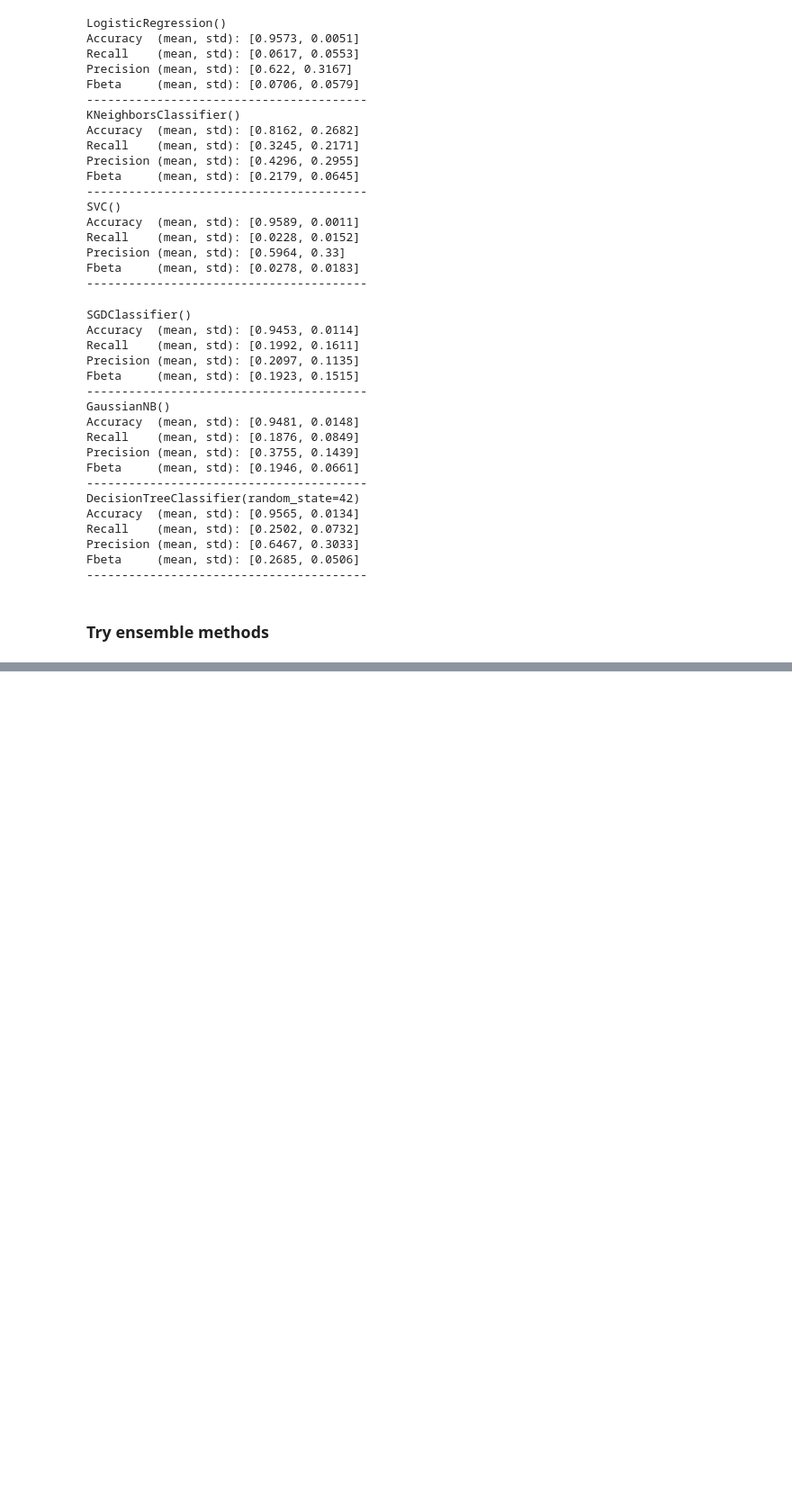
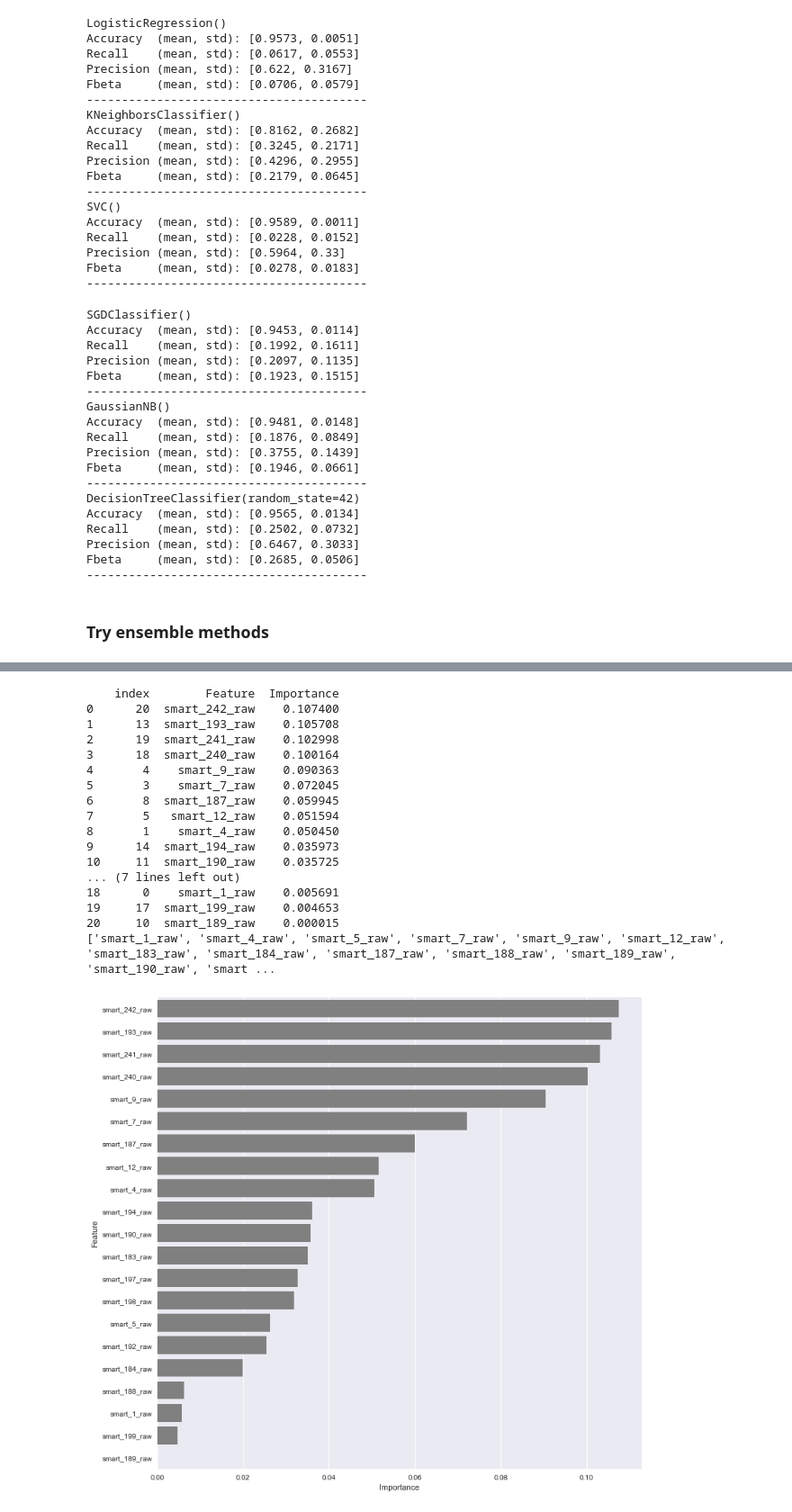
Before and after one commit to wcmphysics/DataScienceBootcamp-Capstone, a Jupyter notebook: notebooks/Andreas_modelling.ipynb, the cells around one changed output, grey strips where cells are left out. Shown at 90% size. Cells and saved outputs as stored; diff of their text form; code cells hidden in the pictures; blank space fills up the shorter version.

```diff
--- a/notebooks/Andreas_modelling.ipynb
+++ b/notebooks/Andreas_modelling.ipynb
@@ -427,0 +459,35 @@ sns.heatmap(cm, cmap="YlGnBu_r", annot=True, fmt=".0f")
+# %%
+# Extract importance of features
+importances = model.feature_importances_
+
+# Create importance data frame and attach feature labels
+model_importances = pd.DataFrame({"Feature": X_train.columns, "Importance": importances})
+
+# Sort by ascending order
+model_importances = model_importances.sort_values('Importance', ascending=False).reset_index().head(22)
+
+# Plot as barplot
+fig, ax = plt.subplots(figsize=(12,12), )
+sns.barplot(y="Feature", x="Importance", data=model_importances, color = "grey")
+
+print(model_importances)
+print(list(X_train.columns[X_train.columns.str.contains("raw")]))
+# %% [output]
+    index        Feature  Importance
+0      20  smart_242_raw    0.107400
+1      13  smart_193_raw    0.105708
+2      19  smart_241_raw    0.102998
+3      18  smart_240_raw    0.100164
+4       4    smart_9_raw    0.090363
+5       3    smart_7_raw    0.072045
+6       8  smart_187_raw    0.059945
+7       5   smart_12_raw    0.051594
+8       1    smart_4_raw    0.050450
+9      14  smart_194_raw    0.035973
+10     11  smart_190_raw    0.035725
+... (7 lines left out)
+18      0    smart_1_raw    0.005691
+19     17  smart_199_raw    0.004653
+20     10  smart_189_raw    0.000015
+['smart_1_raw', 'smart_4_raw', 'smart_5_raw', 'smart_7_raw', 'smart_9_raw', 'smart_12_raw', 'smart_183_raw', 'smart_184_raw', 'smart_187_raw', 'smart_188_raw', 'smart_189_raw', 'smart_190_raw', 'smart ...
+[figure, added]
```
Also changed, not shown: parts of 22 cells of this notebook.
